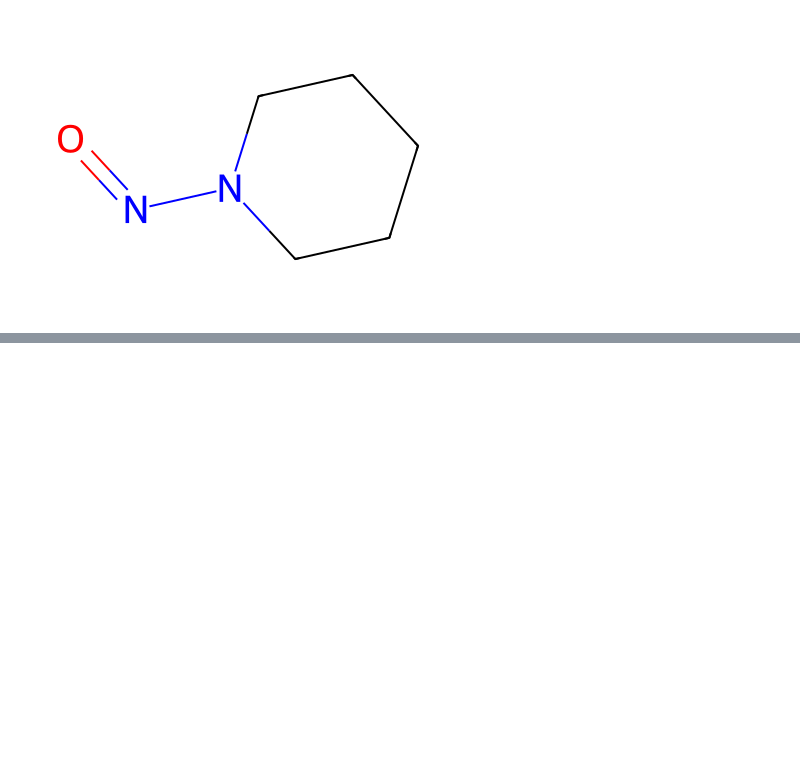
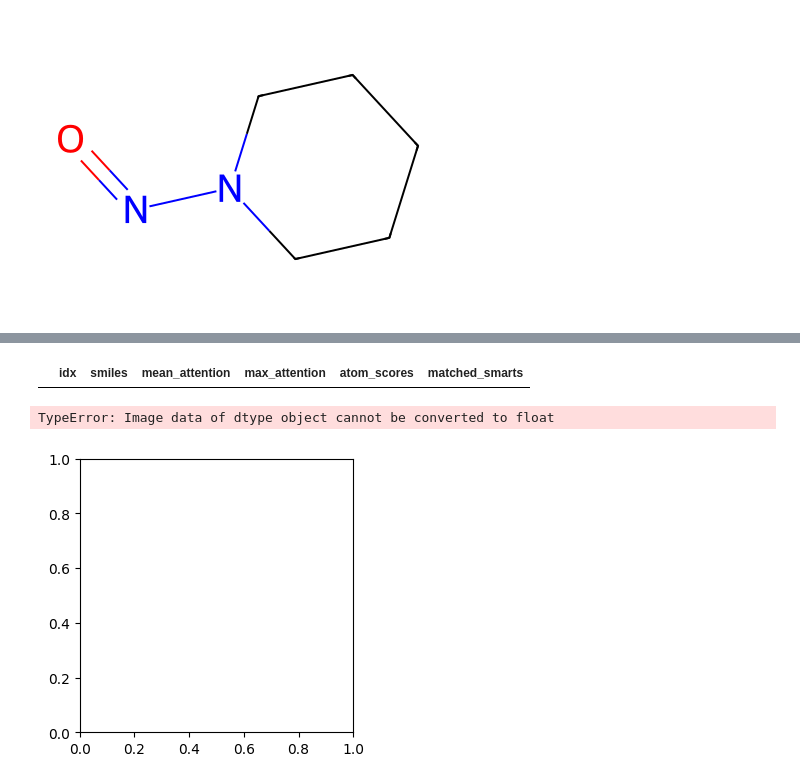
Before and after one commit to goIsaiah/ToxicityPredictor, a Jupyter notebook: ToxicityPredictor_GNNs.ipynb, the cells around one changed output, grey strips where cells are left out. Drawn from its saved outputs; the diff is of its cells as text; code cells hidden in the pictures; blank space fills up the shorter version.

```diff
--- a/ToxicityPredictor_GNNs.ipynb
+++ b/ToxicityPredictor_GNNs.ipynb
@@ -657,0 +958,26 @@ Image(data=img_bytes)
+# %%
+from IPython.display import Image, display
+import matplotlib.pyplot as plt
+import io
+
+def show_top_examples(model, dataset, smiles_list, per_molecule_df, smarts_name, k=6):
+    hits = per_molecule_df[per_molecule_df['matched_smarts'].apply(lambda L: smarts_name in L)]
+    if hits.empty:
+        print("No molecules matched to this SMARTS")
+        return
+    hits = hits.sort_values('mean_attention', ascending=False).head(k)
+    plt.figure(figsize=(12, 4 * int(np.ceil(k/3))))
+    for i, row in enumerate(hits.itertuples()):
+        idx = row.idx
+        smi = row.smiles
+        data = dataset[idx].to(CONFIG['device'])
+        out, attn_edge_index, attn_values = model.forward_with_attention(data.x, data.edge_index, data.batch)
+        atom_scores = atom_attention_scores(attn_edge_index, attn_values, data.x.size(0)).cpu().numpy()
+        subs = find_substructure_atoms(smi, TOXICOPHORE_SMARTS)
+        img_bytes = draw_attention_with_substructures(smi, atom_scores, subs)
+        ax = plt.subplot(int(np.ceil(k/3)), 3, i+1)
+        plt.imshow(Image(data=img_bytes))
+        plt.axis('off')
+        plt.title(f"idx={idx} mean={row.mean_attention:.3f}")
+    plt.tight_layout()
+    plt.show()
@@ -657,0 +1021,10 @@ Image(data=img_bytes)
+# %%
+hits = enrichment_with_overlap(per_molecule_df, 'Nitro group', top_fraction=0.05)
+display(hits.head())
+# %% [output]
+|  | idx | smiles | mean_attention | max_attention | atom_scores | matched_smarts |
+# %%
+show_top_examples(gat_model, test_dataset, data_test['smiles'], per_molecule_df, 'Nitro group', k=6)
+# %% [output]
+TypeError: Image data of dtype object cannot be converted to float
+[figure, added]
```
Also changed, not shown: parts of 27 cells of this notebook, 2 other files.
